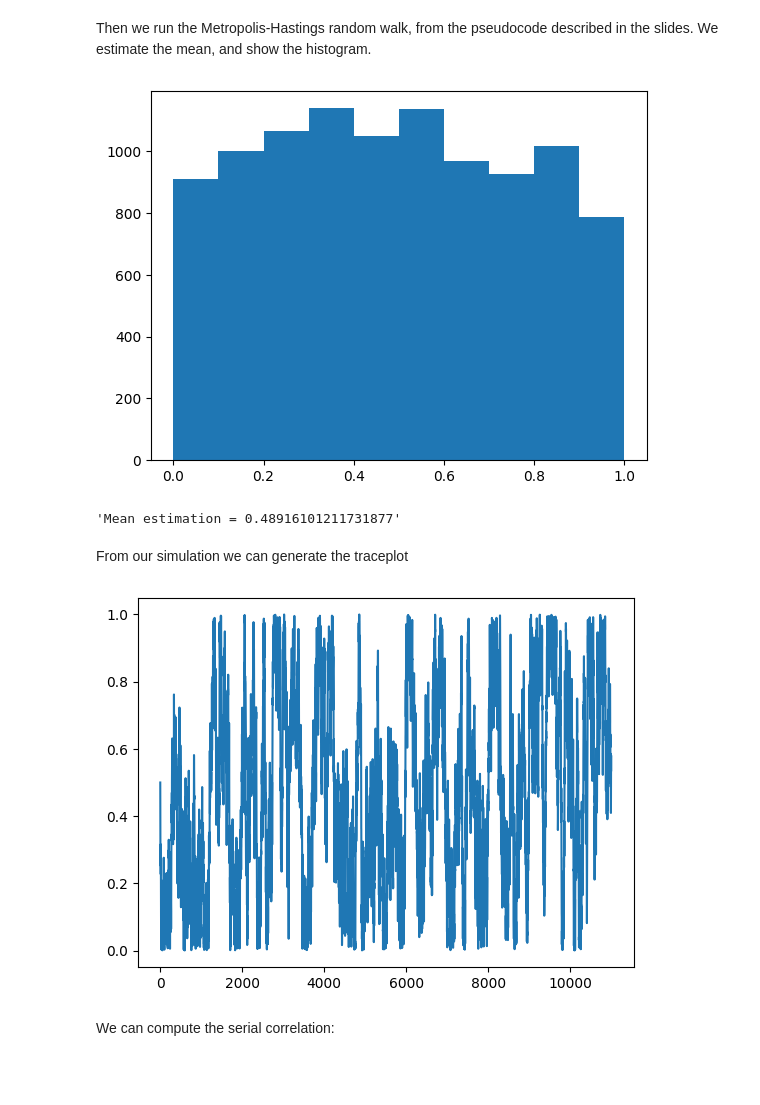
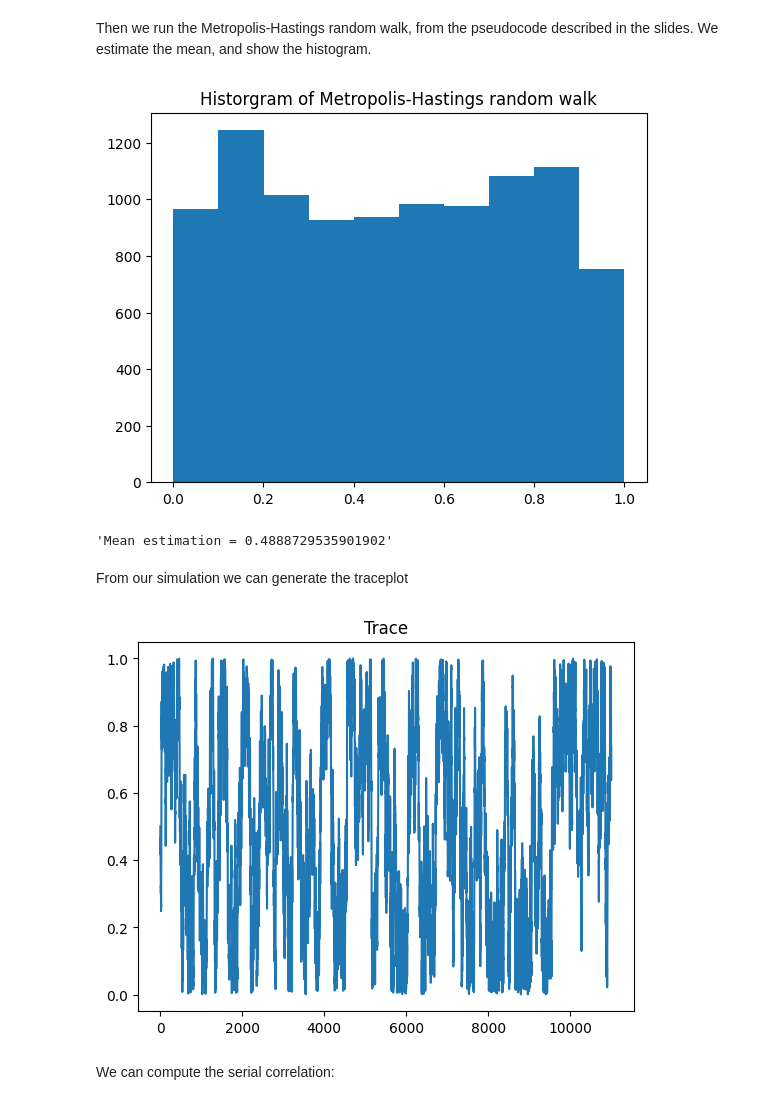
Before and after one commit to michadenheijer/BayesianEconometricsAssignments, a Jupyter notebook: assignment2.ipynb, the cells around one changed output. Cells and saved outputs as stored; diff of their text form; code cells hidden in the pictures; blank space fills up the shorter version.

```diff
--- a/assignment2.ipynb
+++ b/assignment2.ipynb
@@ -38,42 +39,44 @@ theta_0 = 0.5
 n_draws = 11000
 burn_in = 1000
 theta = np.zeros(n_draws)
 theta[0] = theta_0
 sigma = 0.05
 draws = 0
 
 P = lambda tilde_hat: 1.0 if 0.0 <= tilde_hat <= 1.0 else 0
 
 def get_draw(i):
     theta_tilde = sts.norm.rvs(loc=theta[i-1], scale=sigma)
     alpha = min(P(theta_tilde)/P(theta[i-1]), 1)
     U = sts.uniform.rvs()
     global draws
 
     if (i > burn_in):
         draws += 1
 
     if U <= alpha:
         return theta_tilde
 
     return get_draw(i)
 
 for i in range(1, n_draws):
     theta[i] = get_draw(i)
 
 plt.hist(theta[burn_in:])
+plt.title("Historgram of Metropolis-Hastings random walk")
 plt.show()
 f"Mean estimation = {theta[burn_in:].mean()}"
 # %% [output]
-[figure, old version]
+[figure, new version]
-'Mean estimation = 0.48916101211731877'
+'Mean estimation = 0.4888729535901902'
 # %% [markdown]
 From our simulation we can generate the traceplot
 # %%
 plt.plot(np.arange(n_draws), theta)
+plt.title("Trace")
 plt.show()
 # %% [output]
-[figure, old version]
+[figure, new version]
 # %% [markdown]
 We can compute the serial correlation:
 # %%
```
Also changed, not shown: parts of 5 cells of this notebook.
